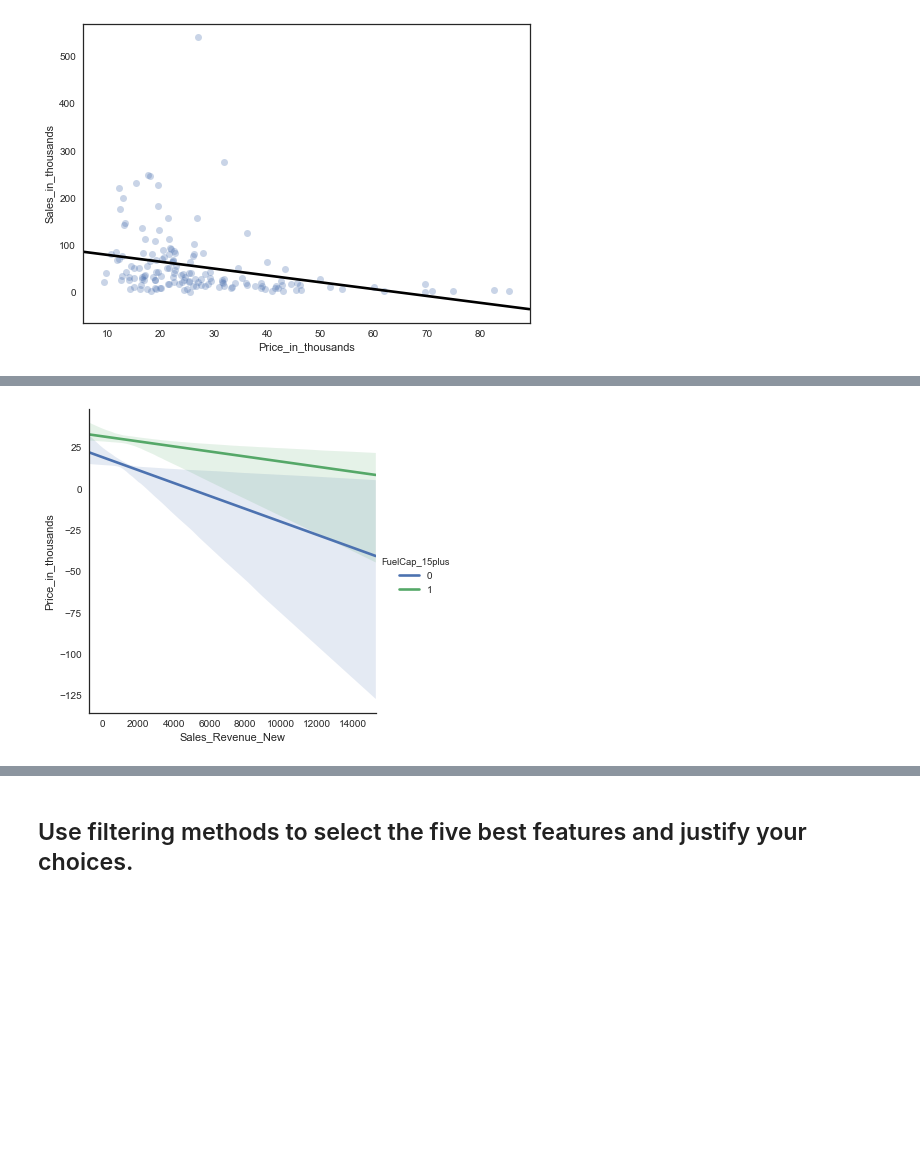
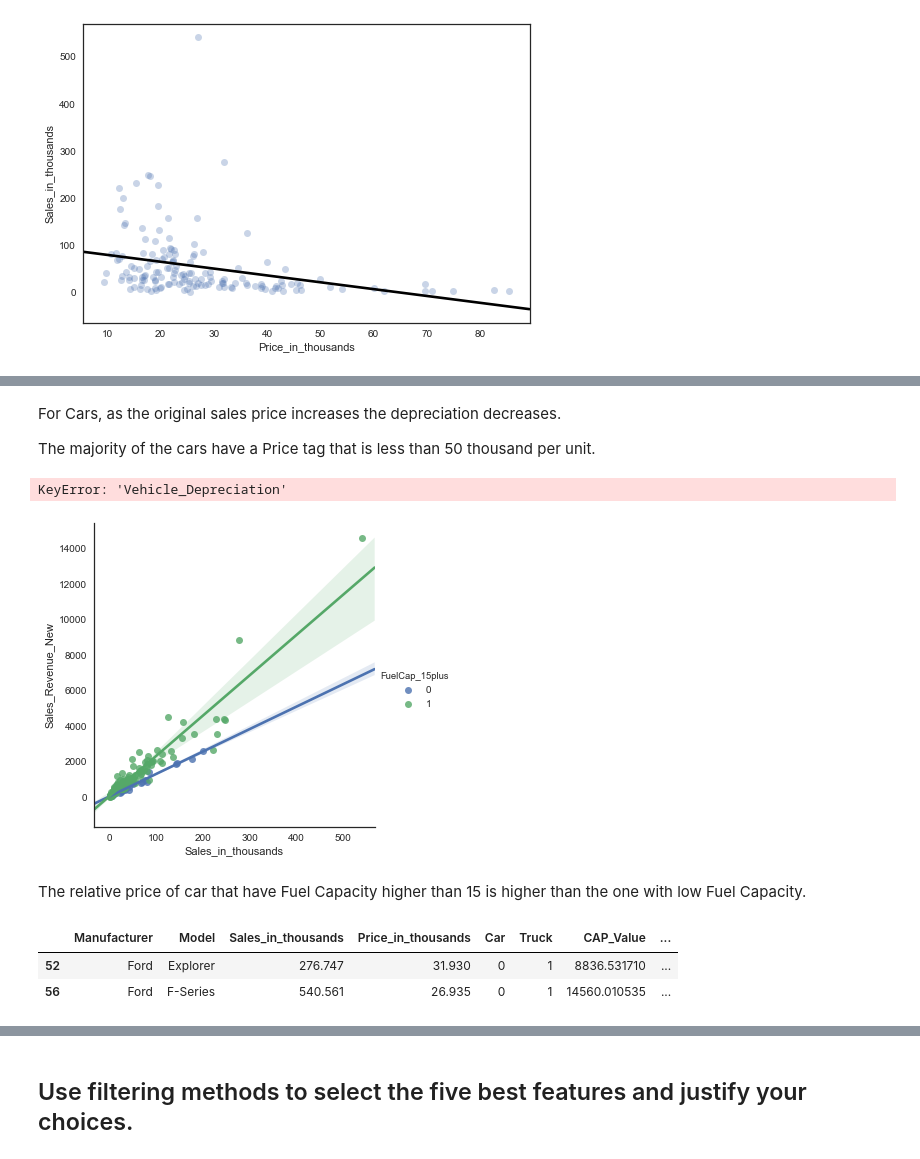
Before and after one commit to mguemon/Thinkful-, a Jupyter notebook: Challenge_PreparingToModel.ipynb, the cells around one changed output, grey strips where cells are left out. Drawn from its saved outputs; the diff is of its cells as text; code cells hidden in the pictures; blank space fills up the shorter version.

```diff
--- a/Challenge_PreparingToModel.ipynb
+++ b/Challenge_PreparingToModel.ipynb
@@ -228,15 +268,3 @@ print(df['Fuel_capacity'].groupby(features['FuelCap_15plus']).describe())
 FuelCap_15plus
 0                27.0  13.133333  1.083087  10.3  12.3  13.2  14.15  14.6
 1               129.0  18.960465  3.484730  15.0  16.6  18.5  20.00  32.0
-# %%
-### Turn Categorical into continuous variable (vehicle type can be turn into binary)
-### Department of Transportation's definition of a passenger vehicle, to mean a car or truck, used for passengers,
-### excluding buses and trains.
-
-
-# Create a better indicator for 'vehicle_type.' Currently it is coded Car and Passenger
-
-features['Truck'] = np.where(df['Vehicle_type']=='Passenger', 1, 0)
-
-# Check to make sure it worked.
-print(df['Vehicle_type'].groupby(features['Truck']).describe())
@@ -276,12 +316,12 @@ sns.regplot(
     df['__year_resale_value'],
     y=df['Price_in_thousands'],
     y_jitter=.49,
-    order=2,
+    order=1,
     scatter_kws={'alpha':0.3},
     line_kws={'color':'black'},
     ci=None
 )
 plt.show()
 
-features['Cars_Depreciation'] = df['__year_resale_value'] / df['Price_in_thousands']
+features['Vehicle_Depreciation'] = df['__year_resale_value'] / df['Price_in_thousands']
 # %% [output]
@@ -306,16 +383,16 @@ features['Sales_Revenue_New'] = df['Sales_in_thousands'] * df['Price_in_thousand
 # %%
 # Create an interaction.
-features['Vehicle_Depreciation'] = features['Cars_Depreciation'] * features['Truck']
+features['Truck_Depreciation'] = features['Vehicle_Depreciation'] * features['Truck']
 
 # A plot of an interaction.
 # Add the 'tvtot' feature to the features data frame for plotting.
 features['Price_in_thousands'] = df['Price_in_thousands']
 sns.lmplot(
-    x='Cars_Depreciation',
+    x='Vehicle_Depreciation',
     y='Price_in_thousands',
     hue='Truck',
     data=features,
-    scatter=False
+    scatter=True
 )
 plt.show()
 # %% [output]
@@ -322,0 +412,13 @@ plt.show()
+# %%
+# Create an interaction.
+features['Car_Depreciation'] = features['Vehicle_Depreciation'] * features['Car']
+
+# A plot of an interaction.
+sns.lmplot(
+    x='Vehicle_Depreciation',
+    y='Price_in_thousands',
+    hue='Car',
+    data=features,
+    scatter=True
+)
+plt.show()
@@ -323,17 +427,40 @@ plt.show()
+# %% [markdown]
+For Cars,
+as the original sales price increases the depreciation decreases.
+
+The majority of the cars have a Price tag that is less than  50 thousand per unit.
+# %%
+display(features.loc[
+    ((features['Vehicle_Depreciation'] >= 0.5)) & (features['Price_in_thousands'] >= 50) & (features['Car_Depreciation'] >= 0.5),
+    ['Manufacturer', 'Model','Sales_in_thousands' ,'Price_in_thousands','Car','Car_Depreciation']
+])
+# %% [output]
+KeyError: 'Vehicle_Depreciation'
 # %%
 # Create an interaction.
-features['Car_CAP_Value'] = features['Sales_Revenue_New'] * features['FuelCap_15plus']
+features['CAP_Value'] = features['Sales_Revenue_New'] * features['FuelCap_15plus']
 
 # A plot of an interaction.
 sns.lmplot(
-    x='Sales_Revenue_New',
-    y='Price_in_thousands',
+    x='Sales_in_thousands',
+    y='Sales_Revenue_New',
     hue='FuelCap_15plus',
     data=features,
-    scatter=False
+    scatter=True
 )
 plt.show()
 # %% [output]
-[figure, old version]
+[figure, new version]
+# %% [markdown]
+The relative price of car that have Fuel Capacity higher than 15 is higher than the one with low Fuel Capacity.
+# %%
+display(features.loc[
+    ((features['Sales_Revenue_New'] >= 5000)) & (features['Sales_in_thousands'] >= 200),
+    ['Manufacturer', 'Model','Sales_in_thousands' ,'Price_in_thousands','Car','Truck','CAP_Value','Sales_Revenue_New']
+])
+# %% [output]
+|  | Manufacturer | Model | Sales_in_thousands | Price_in_thousands | Car | Truck | CAP_Value | ... |
+| 52 | Ford | Explorer | 276.747 | 31.930 | 0 | 1 | 8836.531710 | ... |
+| 56 | Ford | F-Series | 540.561 | 26.935 | 0 | 1 | 14560.010535 | ... |
 # %%
 # Create an interaction.
```
Also changed, not shown: parts of 38 cells of this notebook.
